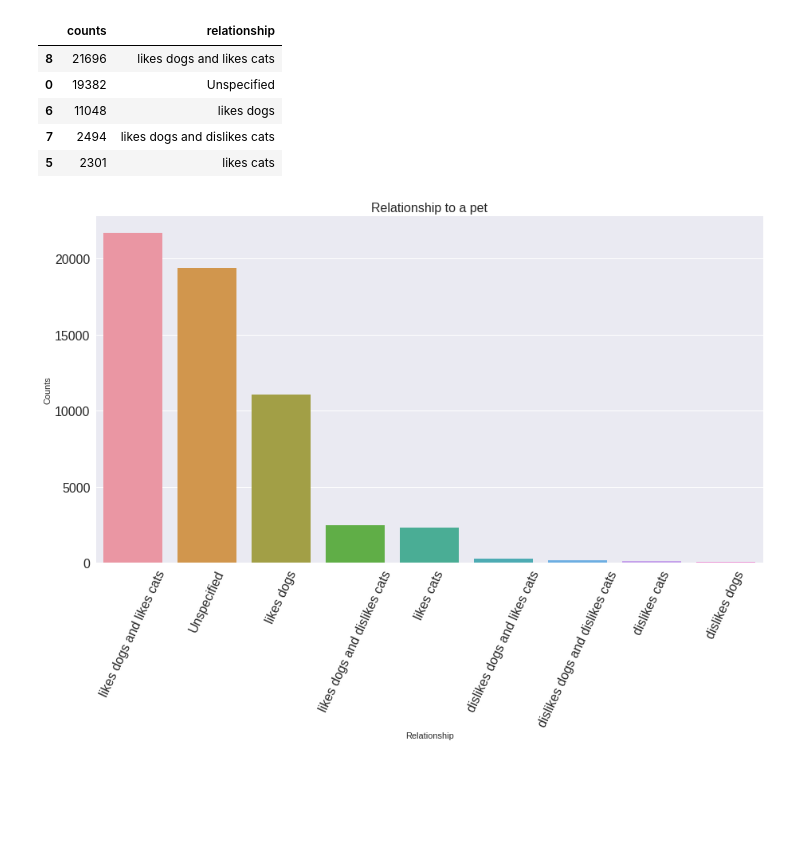
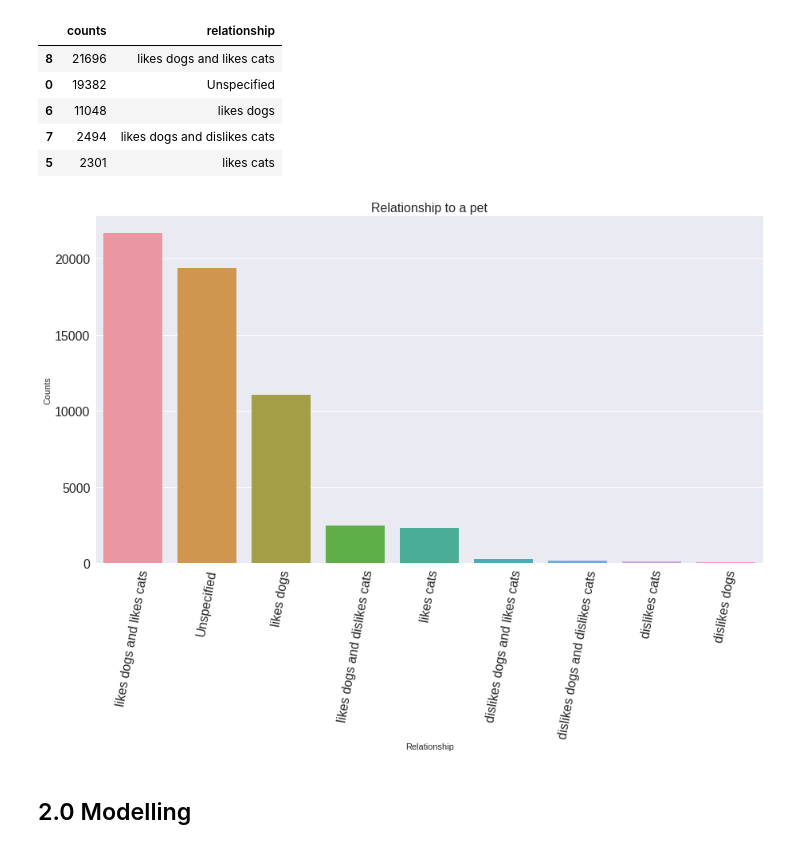
Before and after one commit to BensonMuriu/Dating-App-Recommender, a Jupyter notebook: P5_Notebook.ipynb, the cells around one changed output. Drawn from its saved outputs; the diff is of its cells as text; code cells hidden in the pictures; blank space fills up the shorter version.

```diff
--- a/P5_Notebook.ipynb
+++ b/P5_Notebook.ipynb
@@ -980,14 +980,16 @@ pets_df.head()
 # %%
 #Plot showing age distribution
 #plt.hist(x=dating_df.age)
 plt.figure(figsize=(15,8))
 sns.barplot(x=pets_df.relationship, y=pets_df.counts)
 plt.title('Relationship to a pet', fontsize=16)
 plt.xlabel('Relationship')
 plt.ylabel('Counts')
 plt.style.use('seaborn')
-plt.xticks(rotation=65, fontsize=16)
+plt.xticks(rotation=80, fontsize=16)
 plt.yticks(fontsize=16)
 plt.show()
 # %% [output]
-[figure, old version]
+[figure, new version]
+# %% [markdown]
+## 2.0 Modelling
```
Also changed, not shown: parts of 6 cells of this notebook.
